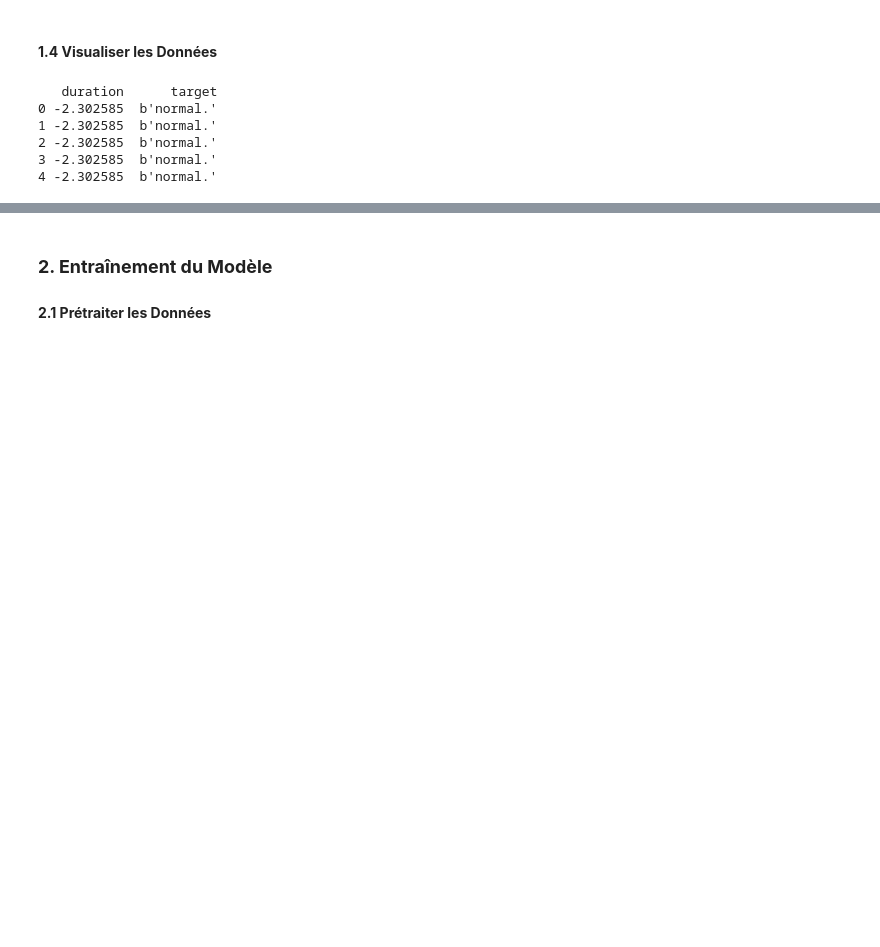
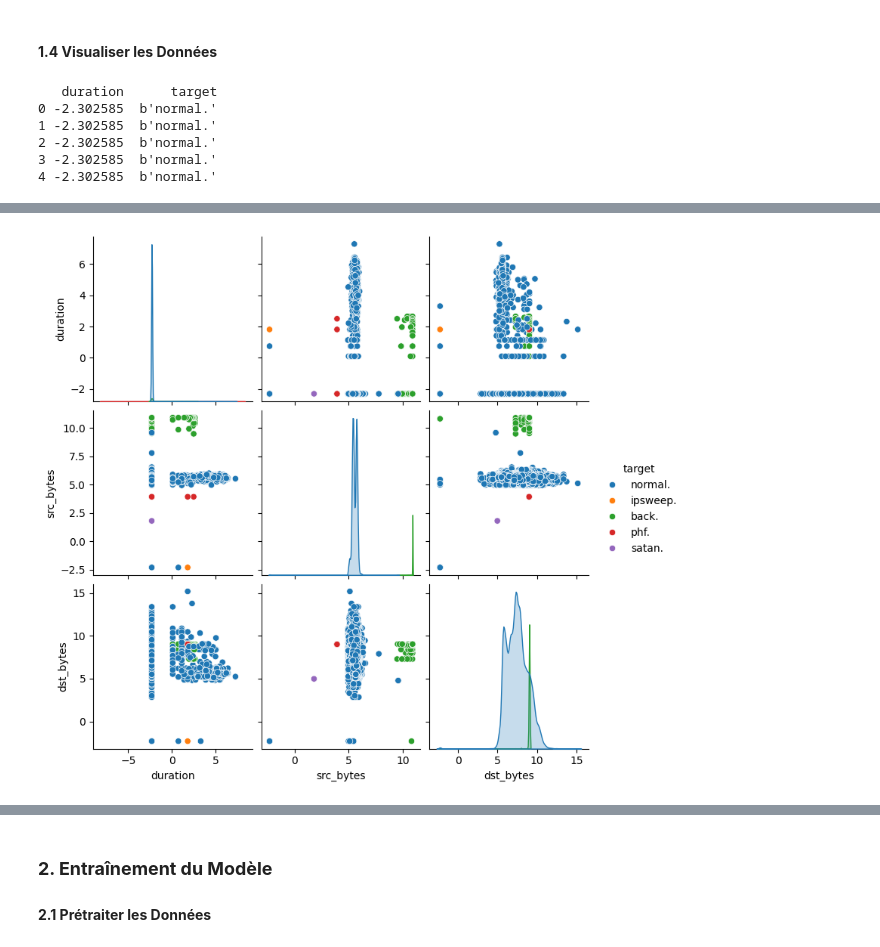
Before and after one commit to bms-awadi/IaPM_WcS, a Jupyter notebook: Quetes/week7/anomaly_detection.ipynb, the cells around one changed output, grey strips where cells are left out. Cells and saved outputs as stored; diff of their text form; code cells hidden in the pictures; blank space fills up the shorter version.

```diff
--- a/Quetes/week7/anomaly_detection.ipynb
+++ b/Quetes/week7/anomaly_detection.ipynb
@@ -94,0 +102,5 @@ Passing `palette` without assigning `hue` is deprecated and will be removed in v
+# %%
+sns.pairplot(df, hue='target', diag_kind='kde')
+plt.show()
+# %% [output]
+[figure, added]
```
Also changed, not shown: parts of 22 cells of this notebook.
